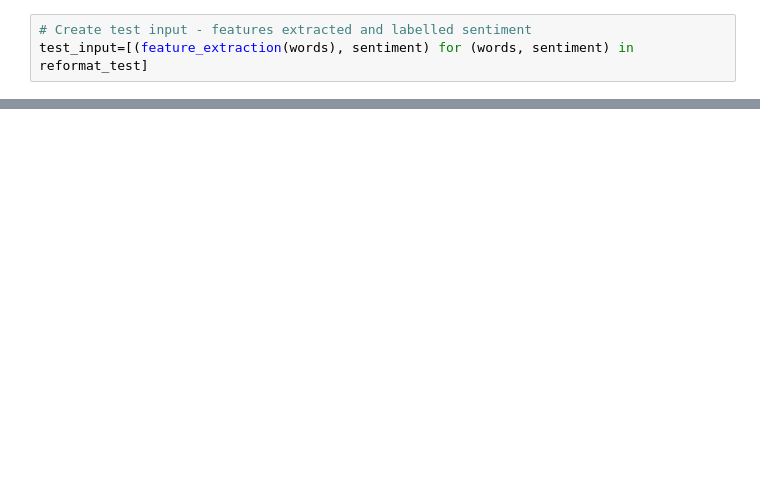
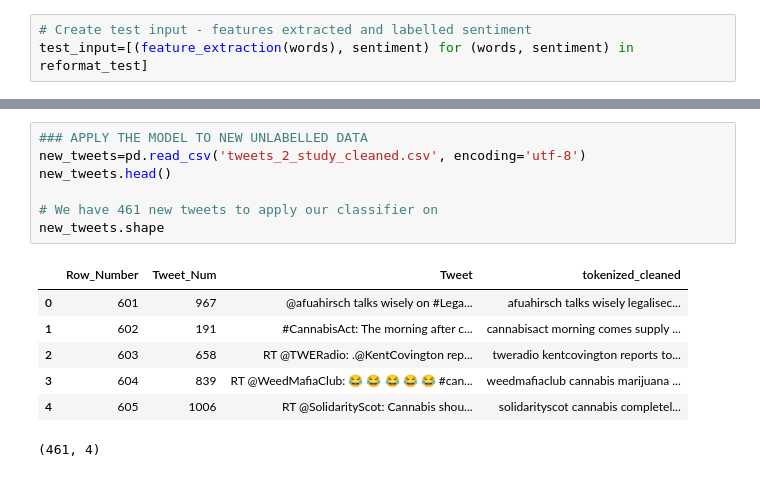
Before and after one commit to moniqueardizzi/bda102assignment4, a Jupyter notebook: Model Building/Model Build.ipynb, the cells around one changed output, grey strips where cells are left out. Drawn from its saved outputs; the diff is of its cells as text; blank space fills up the shorter version.

```diff
--- a/Model Building/Model Build.ipynb
+++ b/Model Building/Model Build.ipynb
@@ -316,0 +297,15 @@ print(nltk.classify.accuracy(SentimentNBclassifier, test_input))
+# %%
+### APPLY THE MODEL TO NEW UNLABELLED DATA
+new_tweets=pd.read_csv('tweets_2_study_cleaned.csv', encoding='utf-8')
+new_tweets.head()
+
+# We have 461 new tweets to apply our classifier on
+new_tweets.shape
+# %% [output]
+|  | Row_Number | Tweet_Num | Tweet | tokenized_cleaned |
+| 0 | 601 | 967 | @afuahirsch talks wisely on #Lega... | afuahirsch talks wisely legalisec... |
+| 1 | 602 | 191 | #CannabisAct: The morning after c... | cannabisact morning comes supply ... |
+| 2 | 603 | 658 | RT @TWERadio: .@KentCovington rep... | tweradio kentcovington reports to... |
+| 3 | 604 | 839 | RT @WeedMafiaClub: 😂 😂 😂 😂 😂 #can... | weedmafiaclub cannabis marijuana ... |
+| 4 | 605 | 1006 | RT @SolidarityScot: Cannabis shou... | solidarityscot cannabis completel... |
+(461, 4)
```
Also changed, not shown: parts of 17 cells of this notebook.
